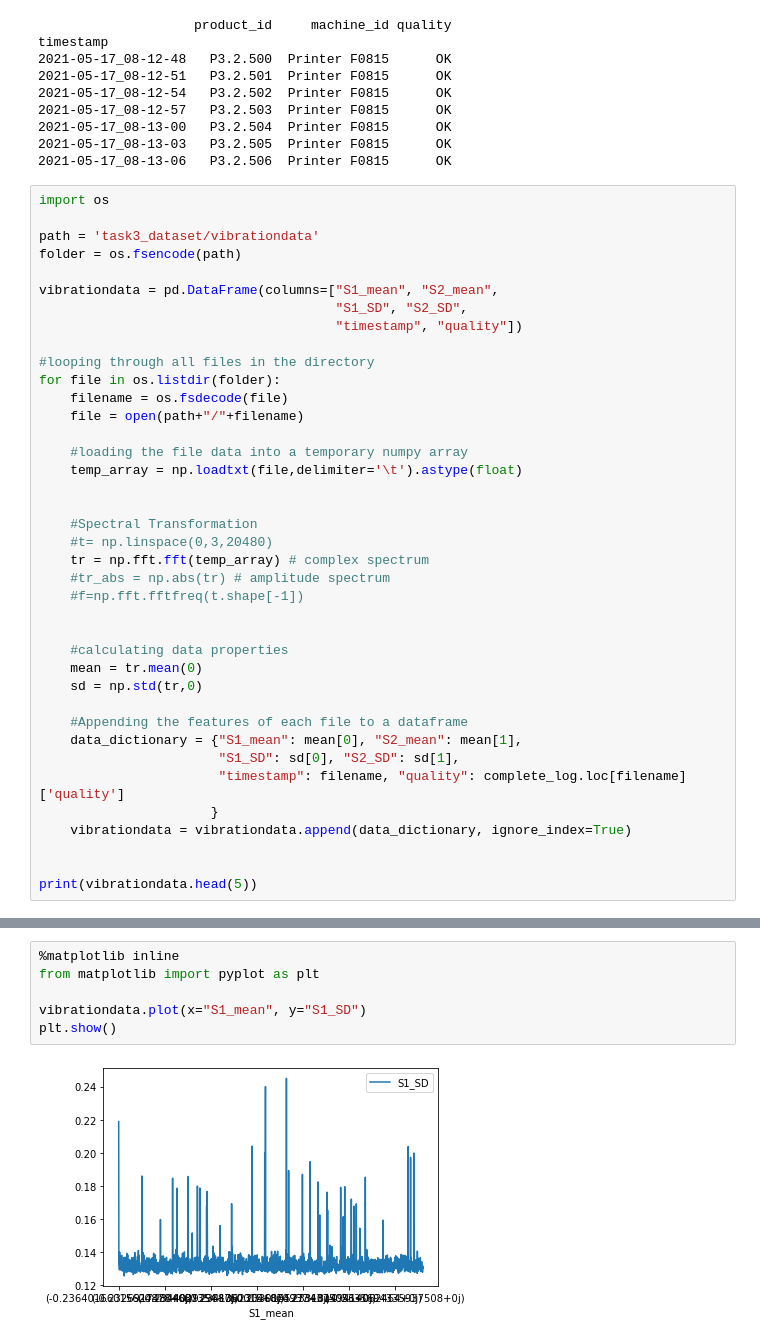
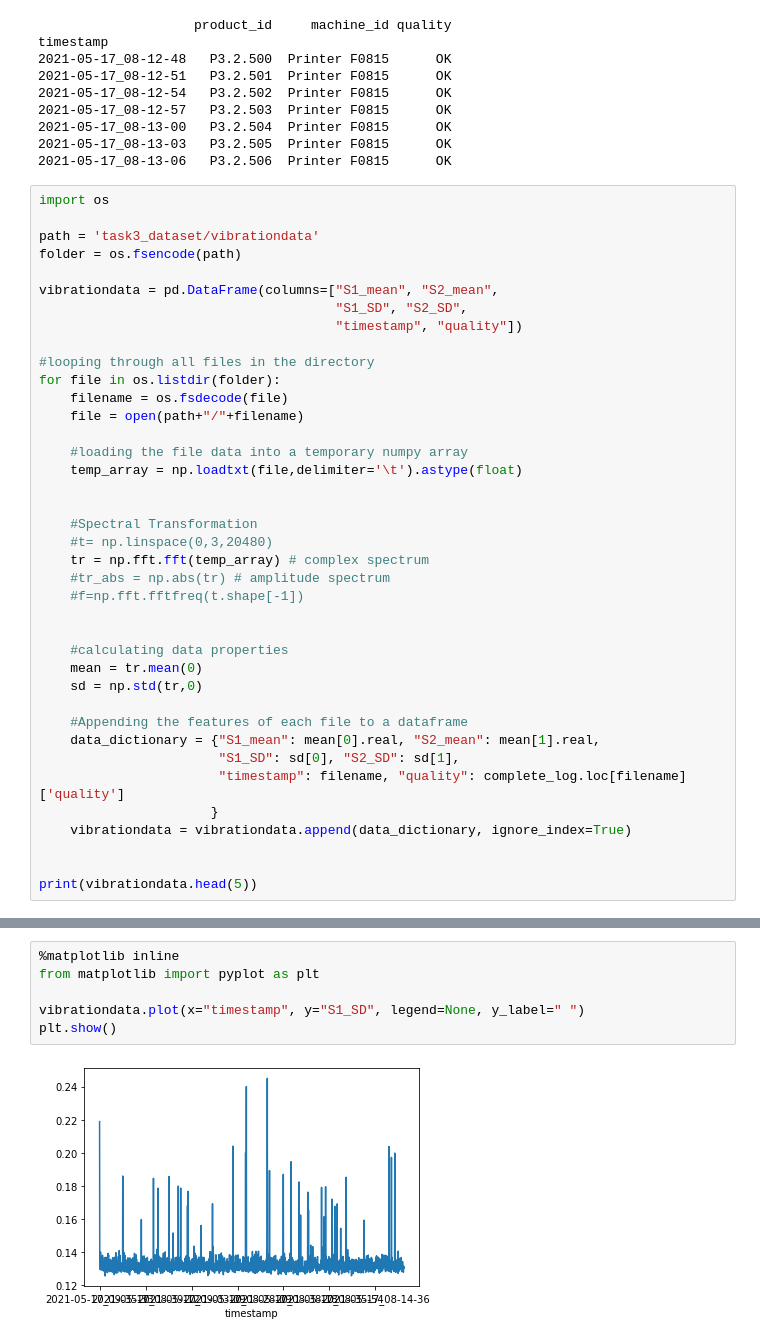
Before and after one commit to rohithsh/DSIA-Task-3, a Jupyter notebook: Data Collection.ipynb, the cells around one changed output, grey strips where cells are left out. Cells and saved outputs as stored; diff of their text form.

```diff
--- a/Data Collection.ipynb
+++ b/Data Collection.ipynb
@@ -74,7 +74,7 @@ for file in os.listdir(folder):
     sd = np.std(tr,0)
 
     #Appending the features of each file to a dataframe
-    data_dictionary = {"S1_mean": mean[0], "S2_mean": mean[1],
+    data_dictionary = {"S1_mean": mean[0].real, "S2_mean": mean[1].real,
                        "S1_SD": sd[0], "S2_SD": sd[1],
                        "timestamp": filename, "quality": complete_log.loc[filename]['quality']
                       }
@@ -99,8 +92,8 @@ print(vibrationdata.head(5))
 # %%
 %matplotlib inline
 from matplotlib import pyplot as plt
 
-vibrationdata.plot(x="S1_mean", y="S1_SD")
+vibrationdata.plot(x="timestamp", y="S1_SD", legend=None, y_label=" ")
 plt.show()
 # %% [output]
-[figure, old version]
+[figure, new version]
```
Also changed, not shown: parts of 4 cells of this notebook.
